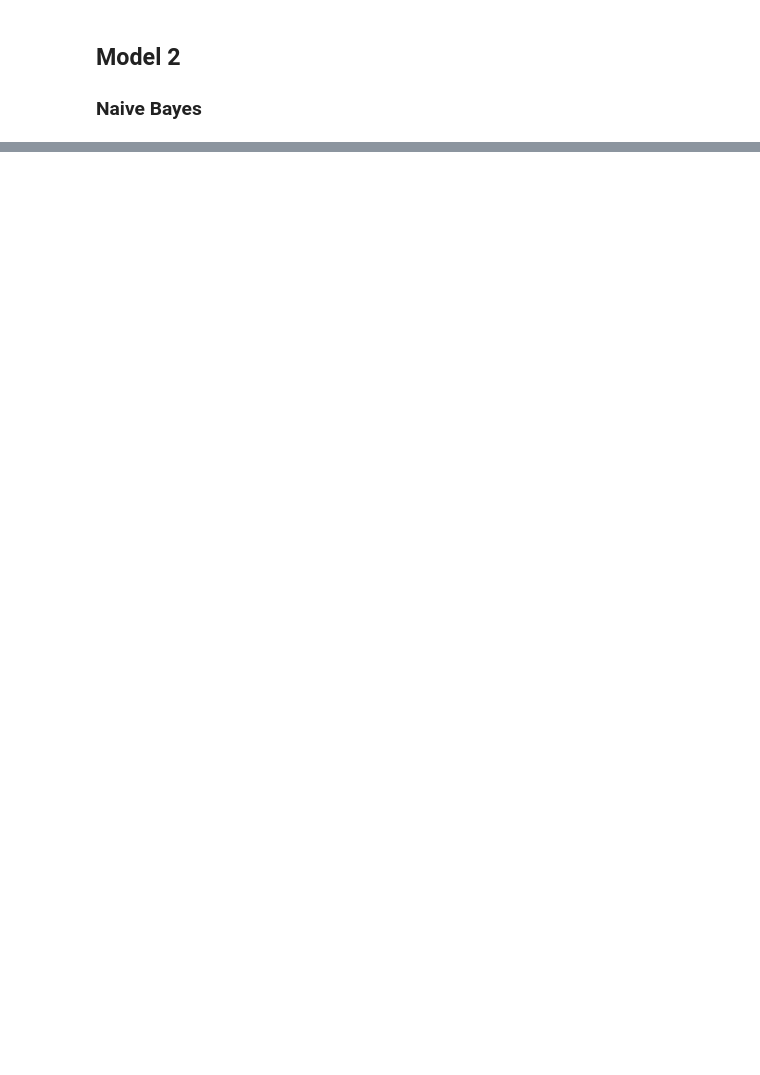
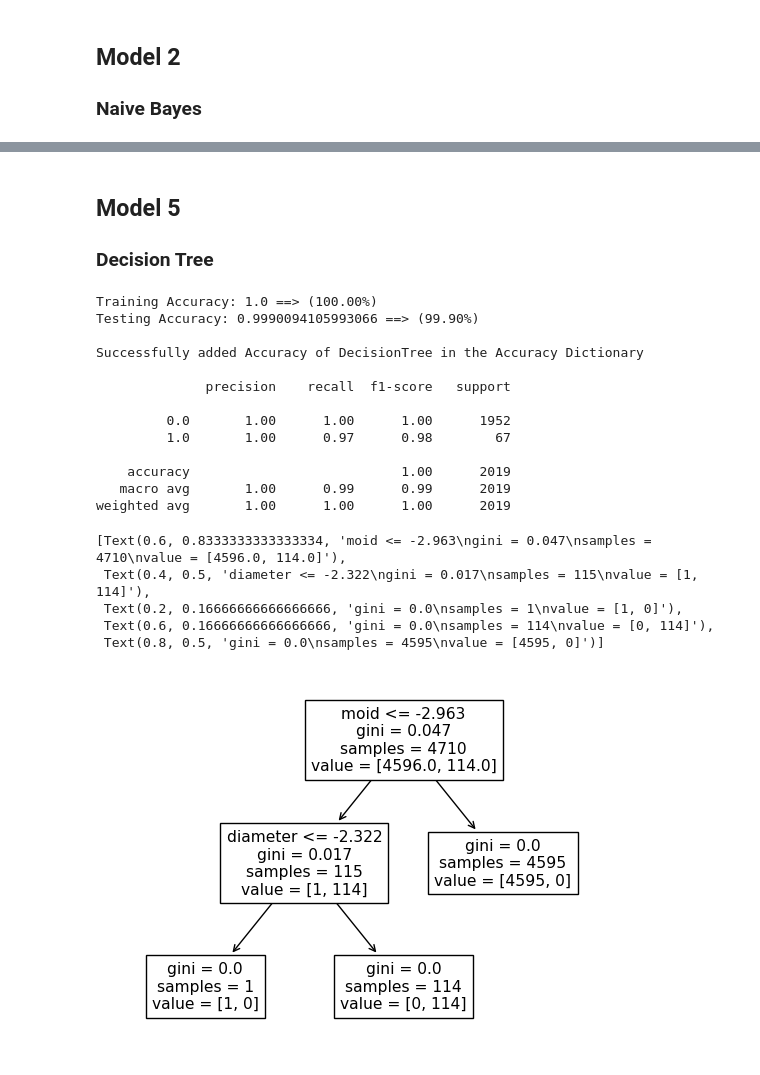
Before and after one commit to tinkersain/AsteroidDetection, a Jupyter notebook: Models/Training/train.ipynb, the cells around one changed output, grey strips where cells are left out. Drawn from its saved outputs; the diff is of its cells as text; code cells hidden in the pictures; blank space fills up the shorter version.

```diff
--- a/Models/Training/train.ipynb
+++ b/Models/Training/train.ipynb
@@ -349,6 +335,8 @@ def add_accuracy(Atrain,Atest,algo):
 from sklearn.metrics import classification_report
 from sklearn.metrics import accuracy_score
 from sklearn.metrics import confusion_matrix
+# %%
+features = df_asteroid_normalized.columns
 # %% [markdown]
 ## **Model 1**
 ### K-Nearest Neighbor
@@ -473,0 +592,50 @@ Confusion Matrix:
+# %% [markdown]
+## **Model 5**
+### Decision Tree
+# %%
+from sklearn.tree import DecisionTreeClassifier
+from sklearn import tree
+
+dt_classifier = DecisionTreeClassifier(random_state=42)
+dt_classifier = dt_classifier.fit(x_train, y_train)
+
+# Making Predictions on Training and Testing Dataset
+y_train_pred = dt_classifier.predict(x_train)
+y_test_pred = dt_classifier.predict(x_test)
+
+#Calculating Training and Testing Accuracy
+dt_train_accuracy = accuracy_score(y_train, y_train_pred)
+
+# Calculate accuracy for the testing set
+dt_test_accuracy = accuracy_score(y_test, y_test_pred)
+
+print(f"Training Accuracy: {dt_train_accuracy} ==> ({(dt_train_accuracy*100):.2f}%)")
+print(f"Testing Accuracy: {dt_test_accuracy} ==> ({(dt_test_accuracy*100):.2f}%)")
+print()
+
+#Storing Calculated Training and Testing Accuracy in a Dictionary
+add_accuracy(dt_train_accuracy,dt_test_accuracy,"DecisionTree")
+
+print(classification_report(y_test,y_test_pred))
+print()
+tree.plot_tree(dt_classifier, feature_names=features)
+# %% [output]
+Training Accuracy: 1.0 ==> (100.00%)
+Testing Accuracy: 0.9990094105993066 ==> (99.90%)
+
+Successfully added Accuracy of DecisionTree in the Accuracy Dictionary
+
+              precision    recall  f1-score   support
+
+         0.0       1.00      1.00      1.00      1952
+         1.0       1.00      0.97      0.98        67
+
+    accuracy                           1.00      2019
+   macro avg       1.00      0.99      0.99      2019
+weighted avg       1.00      1.00      1.00      2019
+[Text(0.6, 0.8333333333333334, 'moid <= -2.963\ngini = 0.047\nsamples = 4710\nvalue = [4596.0, 114.0]'),
+ Text(0.4, 0.5, 'diameter <= -2.322\ngini = 0.017\nsamples = 115\nvalue = [1, 114]'),
+ Text(0.2, 0.16666666666666666, 'gini = 0.0\nsamples = 1\nvalue = [1, 0]'),
+ Text(0.6, 0.16666666666666666, 'gini = 0.0\nsamples = 114\nvalue = [0, 114]'),
+ Text(0.8, 0.5, 'gini = 0.0\nsamples = 4595\nvalue = [4595, 0]')]
+[figure, added]
```
Also changed, not shown: parts of 21 cells of this notebook.
